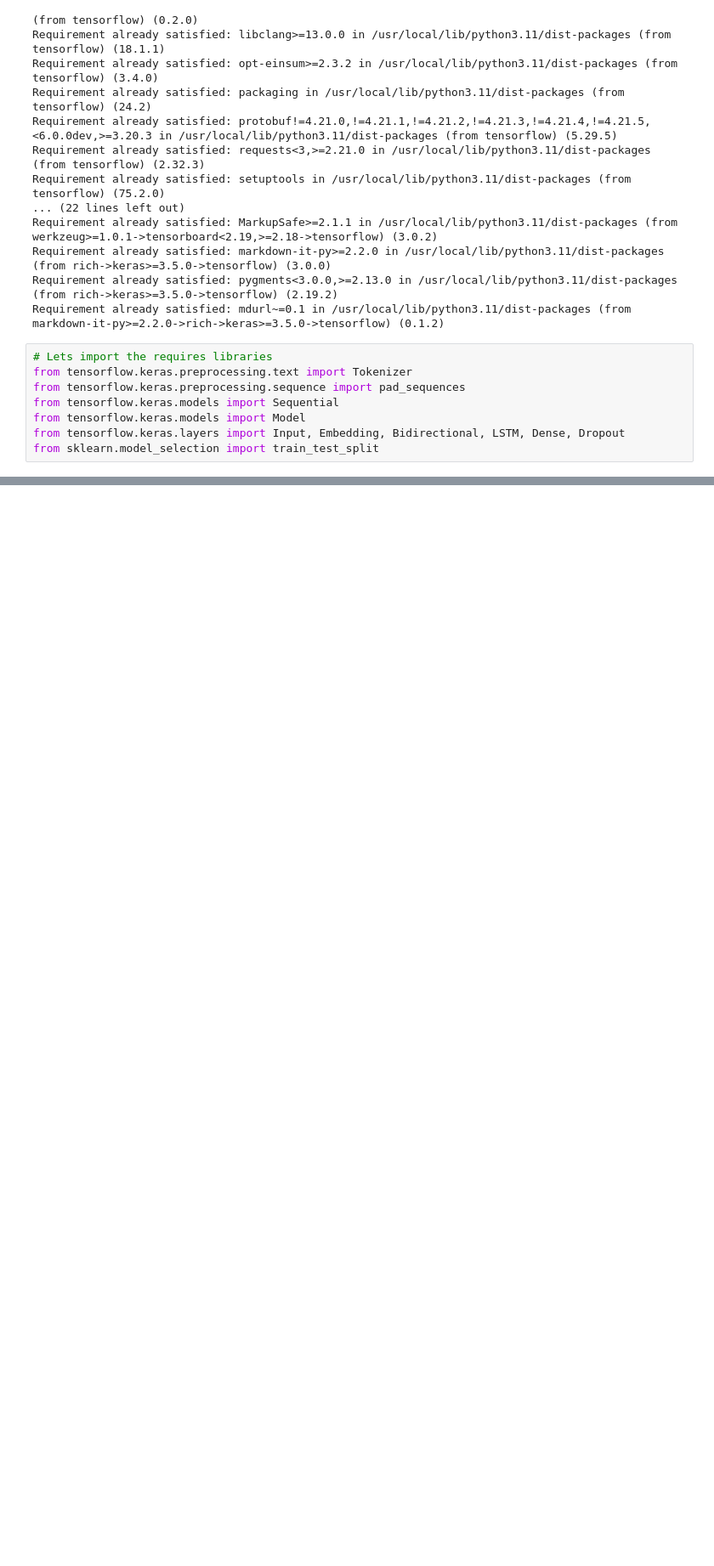
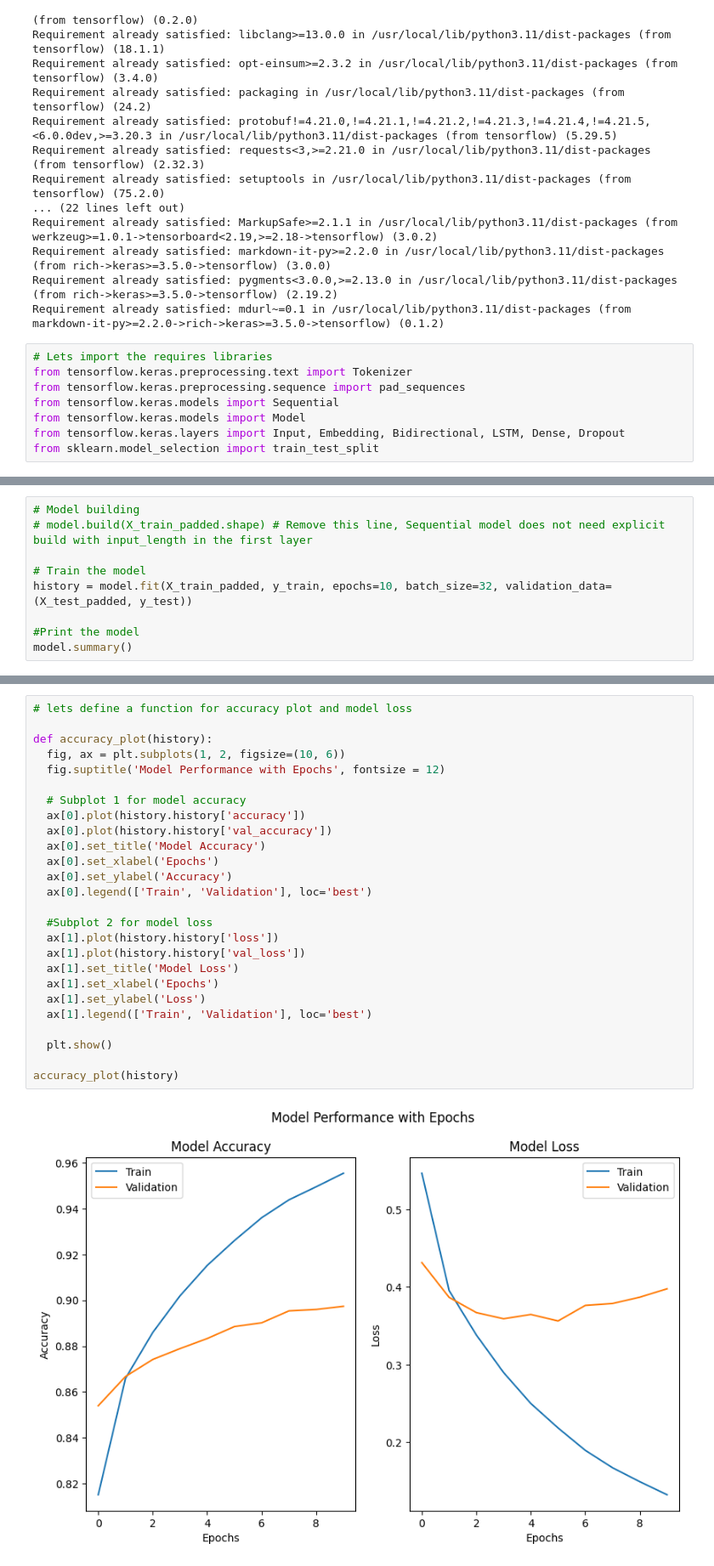
Before and after one commit to Madhukargoud2197/Customer-Complaint-Analysis, a Jupyter notebook: Customer_Complaint_Analysis.ipynb, the cells around one changed output, grey strips where cells are left out. Shown at 85% size. Saved outputs shown, nothing was run; the diff lists cells and outputs as text; blank space fills up the shorter version.

```diff
--- a/Customer_Complaint_Analysis.ipynb
+++ b/Customer_Complaint_Analysis.ipynb
@@ -551,0 +595,9 @@ from sklearn.model_selection import train_test_split
+# %%
+# Model building
+# model.build(X_train_padded.shape) # Remove this line, Sequential model does not need explicit build with input_length in the first layer
+
+# Train the model
+history = model.fit(X_train_padded, y_train, epochs=10, batch_size=32, validation_data=(X_test_padded, y_test))
+
+#Print the model
+model.summary()
@@ -551,0 +716,28 @@ from sklearn.model_selection import train_test_split
+# %%
+# lets define a function for accuracy plot and model loss
+
+def accuracy_plot(history):
+  fig, ax = plt.subplots(1, 2, figsize=(10, 6))
+  fig.suptitle('Model Performance with Epochs', fontsize = 12)
+
+  # Subplot 1 for model accuracy
+  ax[0].plot(history.history['accuracy'])
+  ax[0].plot(history.history['val_accuracy'])
+  ax[0].set_title('Model Accuracy')
+  ax[0].set_xlabel('Epochs')
+  ax[0].set_ylabel('Accuracy')
+  ax[0].legend(['Train', 'Validation'], loc='best')
+
+  #Subplot 2 for model loss
+  ax[1].plot(history.history['loss'])
+  ax[1].plot(history.history['val_loss'])
+  ax[1].set_title('Model Loss')
+  ax[1].set_xlabel('Epochs')
+  ax[1].set_ylabel('Loss')
+  ax[1].legend(['Train', 'Validation'], loc='best')
+
+  plt.show()
+
+accuracy_plot(history)
+# %% [output]
+[figure, added]
```
Also changed, not shown: parts of 18 cells of this notebook.
